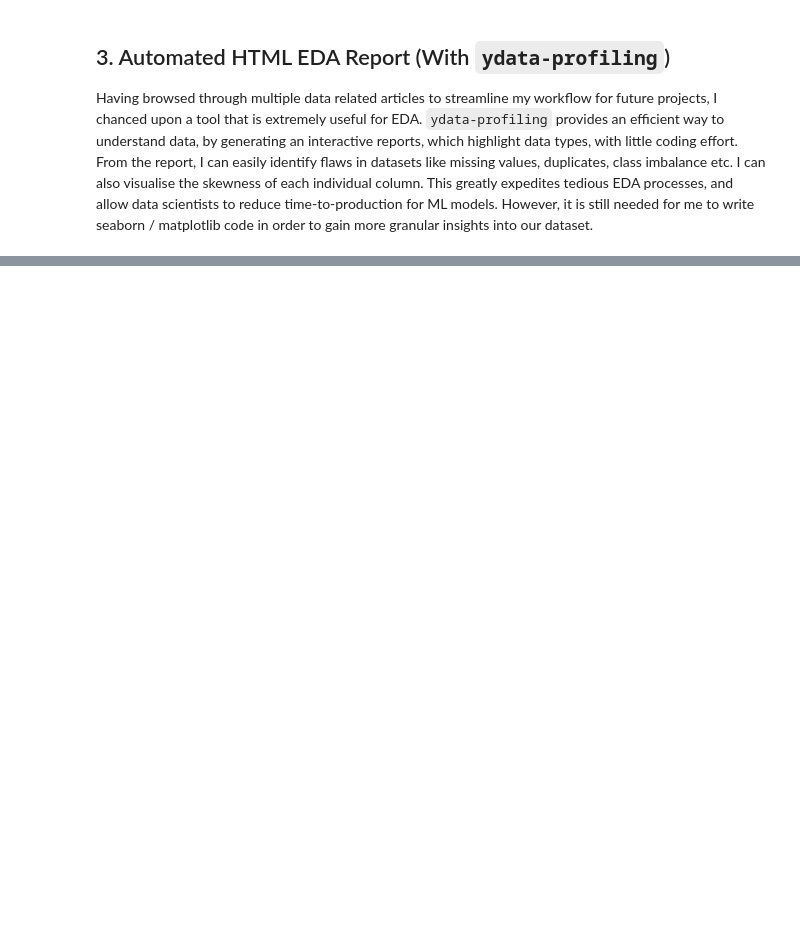
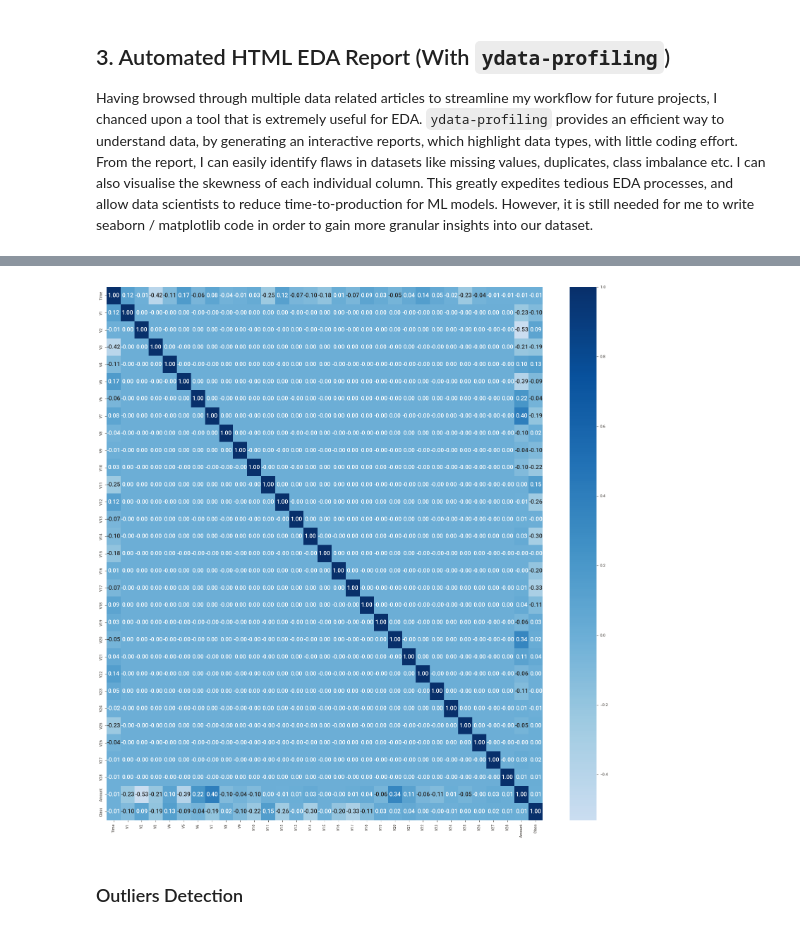
Before and after one commit to luuuneytunes12/Fraud-Detection-ML, a Jupyter notebook: notebooks/01_eda.ipynb, the cells around one changed output, grey strips where cells are left out. Cells and saved outputs as stored; diff of their text form; code cells hidden in the pictures; blank space fills up the shorter version.

```diff
--- a/notebooks/01_eda.ipynb
+++ b/notebooks/01_eda.ipynb
@@ -55,4 +48,5 @@ To adjust logging level use sc.setLogLevel(newLevel). For SparkR, use setLogLeve
 # %% [markdown]
 ### Data Loading
 # %%
-df0 = pd.read_csv("data/raw/creditcard.csv")
+df2 = pd.read_csv("data/raw/creditcard.csv")
+df2.head()
@@ -101,3 +103,5 @@ df0.describe(include='all')
 | 50% | 84692.000000 | 1.810880e-02 | 6.548556e-02 | 1.798463e-01 | -1.984653e-02 | -5.433583e-02 | -2.741871e-01 | 4.010308e-02 | 2.235804e-02 | -5.142873e-02 | -9.291738e-02 | ... |
 | 75% | 139320.500000 | 1.315642e+00 | 8.037239e-01 | 1.027196e+00 | 7.433413e-01 | 6.119264e-01 | 3.985649e-01 | 5.704361e-01 | 3.273459e-01 | 5.971390e-01 | 4.539234e-01 | ... |
 | max | 172792.000000 | 2.454930e+00 | 2.205773e+01 | 9.382558e+00 | 1.687534e+01 | 3.480167e+01 | 7.330163e+01 | 1.205895e+02 | 2.000721e+01 | 1.559499e+01 | 2.374514e+01 | ... |
+# %%
+df3 = df2
@@ -159 +162,3 @@ profile.to_notebook_iframe()
+# %%
+df4 = df3
 # %% [markdown]
@@ -160,0 +172,10 @@ profile.to_notebook_iframe()
+# %%
+corr_matrix = df4.corr(numeric_only=True, method='pearson')  # 'pearson' is default
+plt.figure(figsize=(16,16))
+sns.heatmap(corr_matrix, annot=True, cmap='Blues', fmt='.2f', center=0)
+plt.tight_layout()
+plt.show()
+# %% [output]
+[figure, added]
+# %% [markdown]
+### Outliers Detection
```
Also changed, not shown: parts of 20 cells of this notebook, 7 other files.
